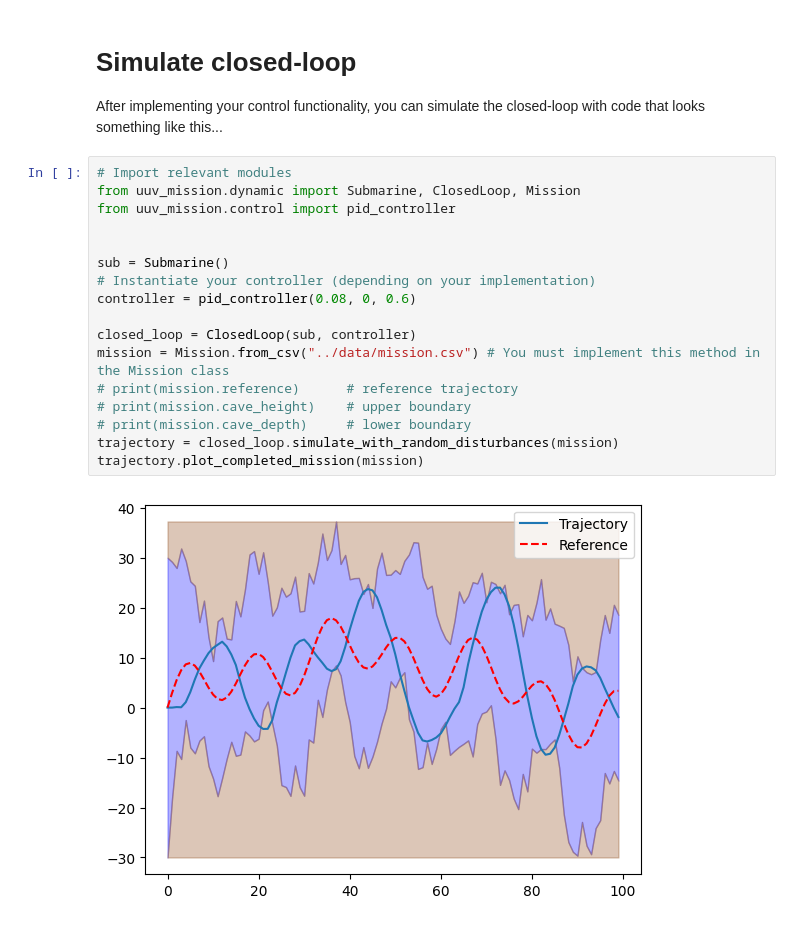
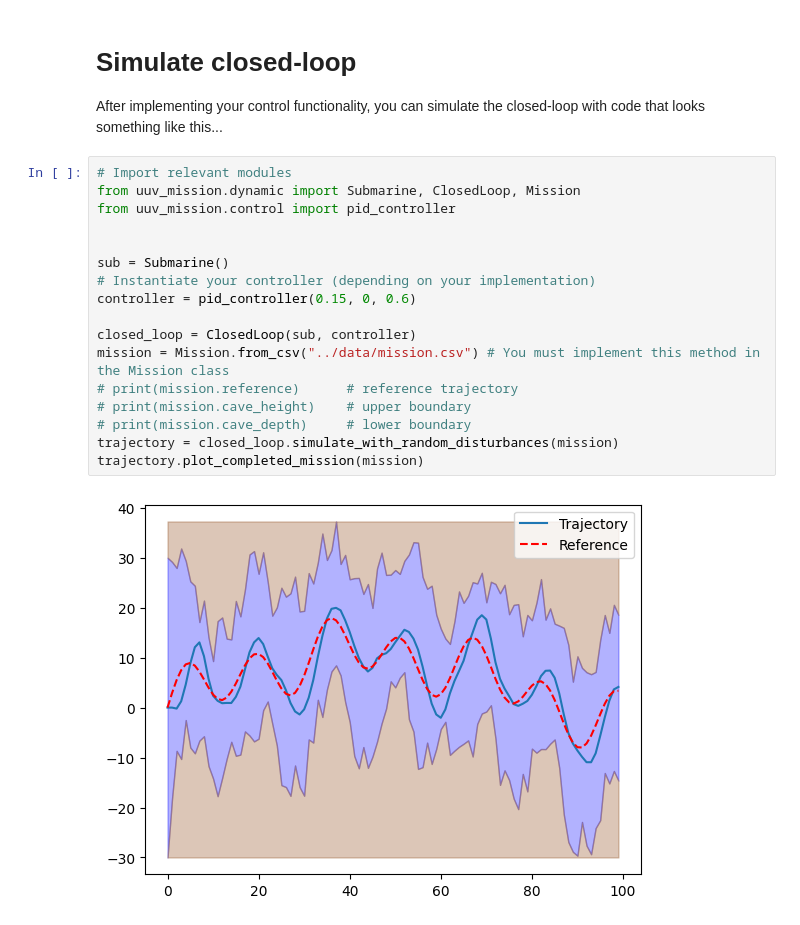
Before and after one commit to hANK522/b1-coding-practical-mt24, a Jupyter notebook: notebooks/demo.ipynb, the cells around one changed output. Drawn from its saved outputs; the diff is of its cells as text.

Commit message:
PD controller

```diff
--- a/notebooks/demo.ipynb
+++ b/notebooks/demo.ipynb
@@ -24,19 +24,19 @@ After implementing your control functionality, you can simulate the closed-loop
 # %%
 # Import relevant modules
 from uuv_mission.dynamic import Submarine, ClosedLoop, Mission
 from uuv_mission.control import pid_controller
 
 
 sub = Submarine()
 # Instantiate your controller (depending on your implementation)
-controller = pid_controller(0.08, 0, 0.6)
+controller = pid_controller(0.15, 0, 0.6)
 
 closed_loop = ClosedLoop(sub, controller)
 mission = Mission.from_csv("../data/mission.csv") # You must implement this method in the Mission class
 # print(mission.reference)      # reference trajectory
 # print(mission.cave_height)    # upper boundary
 # print(mission.cave_depth)     # lower boundary
 trajectory = closed_loop.simulate_with_random_disturbances(mission)
 trajectory.plot_completed_mission(mission)
 # %% [output]
-[figure, old version]
+[figure, new version]
```
Also changed, not shown: 2 other files.
